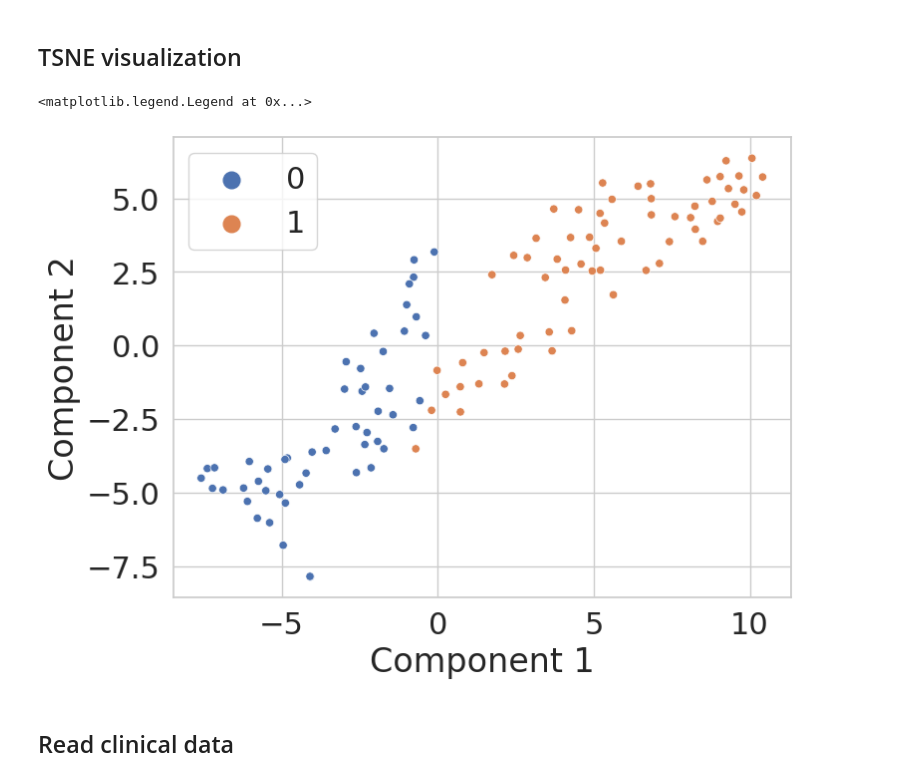
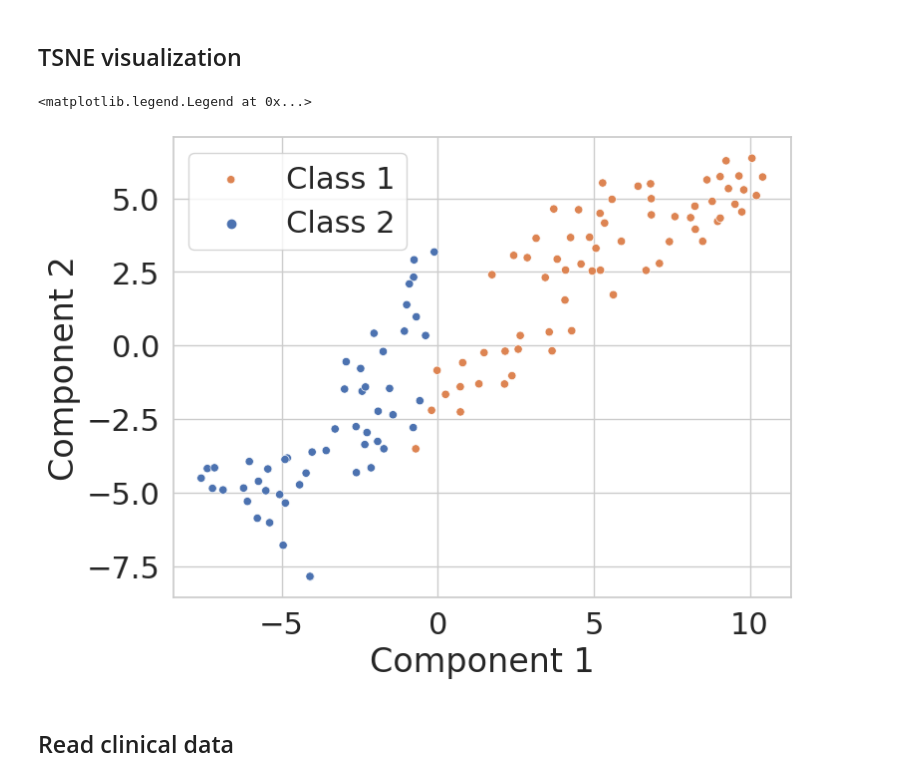
Before and after one commit to MSK-MOI/NWK, a Jupyter notebook: code/radiogenomics_workshop.ipynb, the cells around one changed output. Drawn from its saved outputs; the diff is of its cells as text; code cells hidden in the pictures.

```diff
--- a/code/radiogenomics_workshop.ipynb
+++ b/code/radiogenomics_workshop.ipynb
@@ -396,19 +396,19 @@ X_embedded = TSNE(n_components=2, learning_rate='auto',
 # %%
 centroid= df_G0['centroid'].tolist()
 
 
 sns.set(rc={'figure.figsize':(8,6)})
 
 sns.set(font_scale = 2)
 sns.set_style("whitegrid")
 sns.scatterplot(X_embedded[:,0], X_embedded[:,1], hue=centroid)
 
 plt.xlabel("Component 1")
 plt.ylabel("Component 2")
-plt.legend(markerscale=2)
+plt.legend(['Class 1', 'Class 2'])
 # %% [output]
 <matplotlib.legend.Legend at 0x...>
-[figure, old version]
+[figure, new version]
 # %% [markdown]
 ## Read clinical data
 # %%
```
